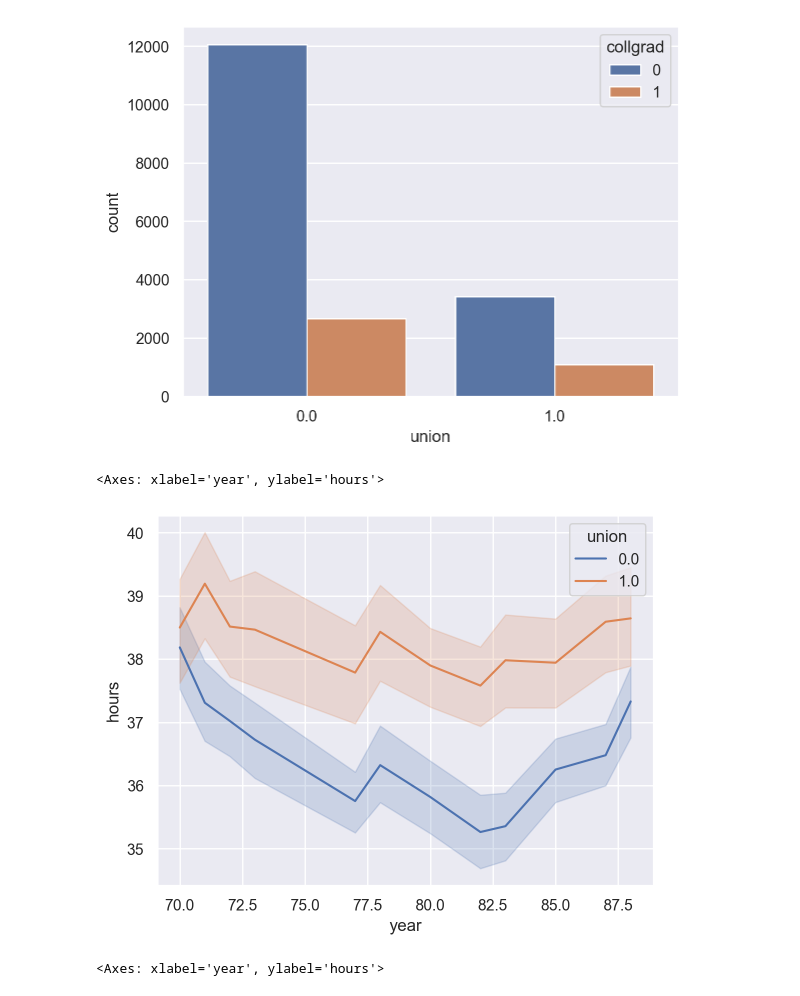
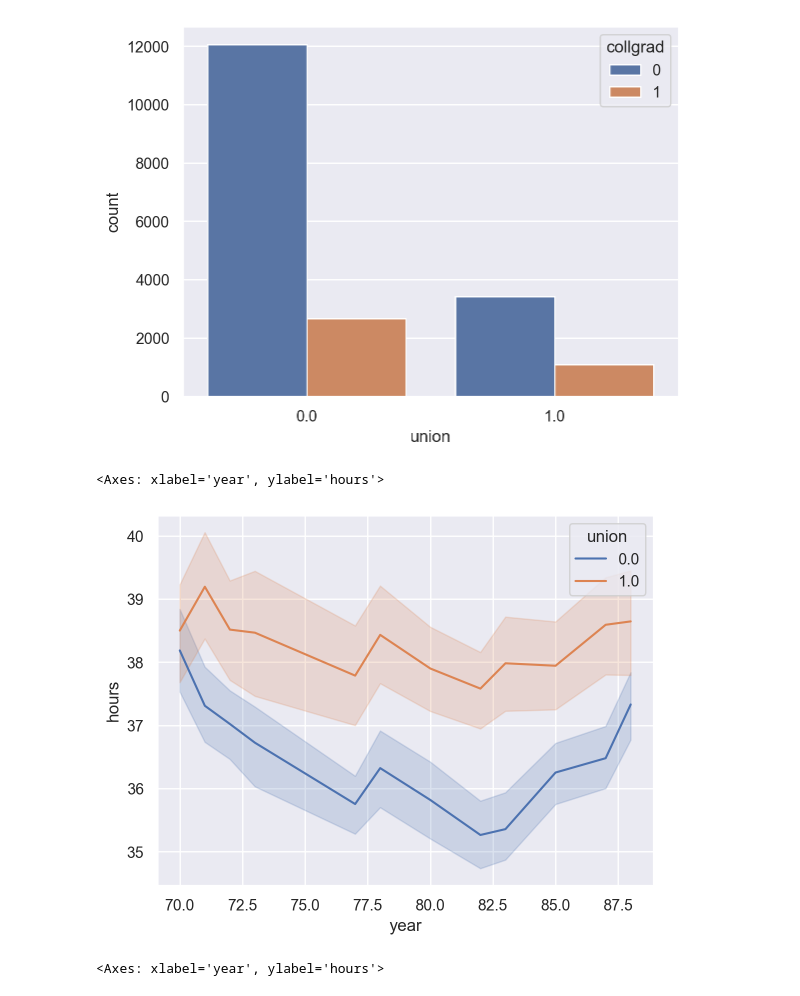
Before and after one commit to LUGOZZI/robot_judge_2023, a Jupyter notebook: homeworks/HW02.ipynb, the cells around one changed output. Cells and saved outputs as stored; diff of their text form; code cells hidden in the pictures.

```diff
--- a/homeworks/HW02.ipynb
+++ b/homeworks/HW02.ipynb
@@ -160,10 +160,10 @@ data_nomissh = data.dropna(subset=['hours', 'union','year'])
 # %%
 ##plot log hours against year separately for union and non-union
 import seaborn as sns
-sns.lineplot(data=data_nomis3, x="year", y="hours", hue="union")
+sns.lineplot(data=data_nomissh, x="year", y="hours", hue="union")
 # %% [output]
 <Axes: xlabel='year', ylabel='hours'>
-[figure, old version]
+[figure, new version]
 # %%
 sns.lineplot(data=data_nomissh, x="year", y="hours", hue="collgrad")
 # %% [output]
```
